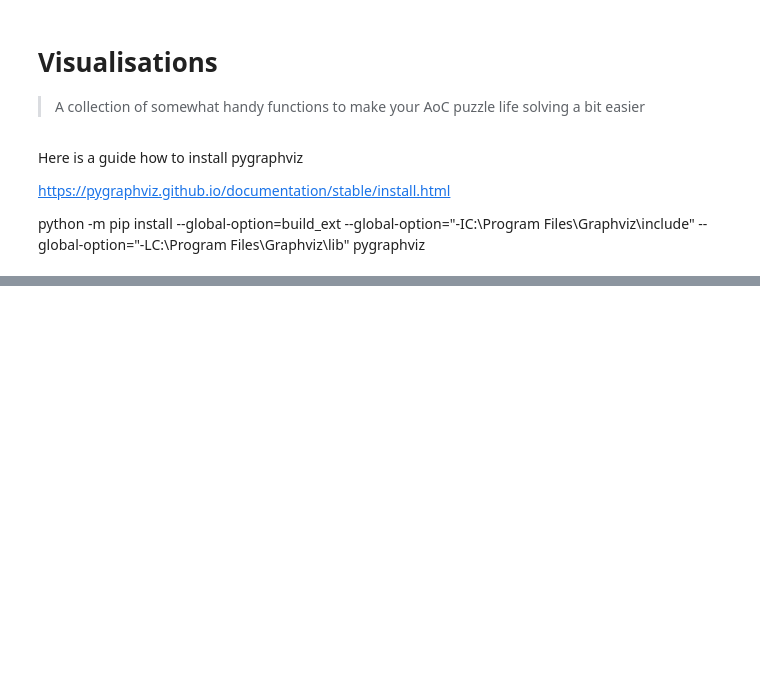
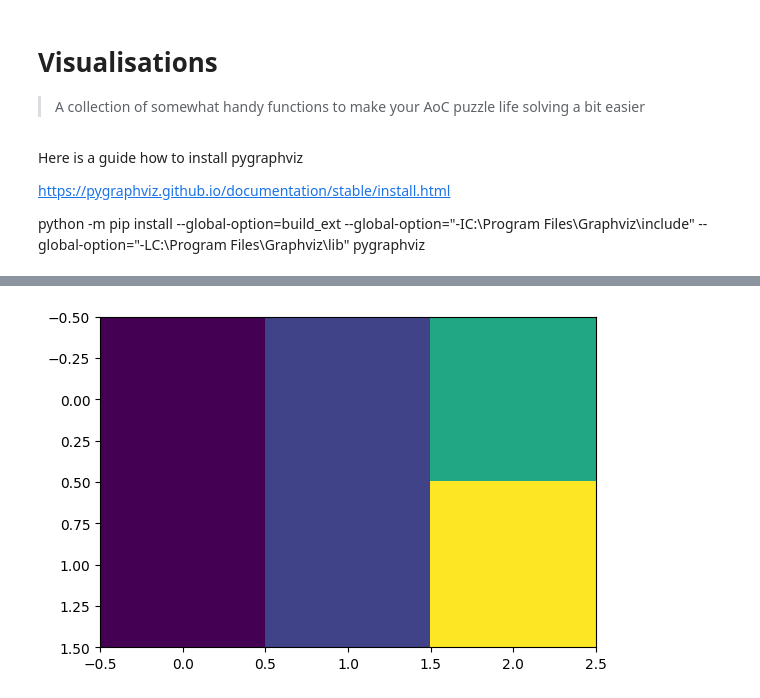
Before and after one commit to jvanelteren/aocutils, a Jupyter notebook: 08_visual.ipynb, the cells around one changed output, grey strips where cells are left out. Drawn from its saved outputs; the diff is of its cells as text; code cells hidden in the pictures; blank space fills up the shorter version.

```diff
--- a/08_visual.ipynb
+++ b/08_visual.ipynb
@@ -103,0 +103,11 @@ animate_grid(arr, step)
+# %%
+# | export
+def plot(grid):
+    if isinstance(grid, list):
+        grid = np.array(grid)
+    plt.imshow(grid)
+# %%
+test = [[1,2,4],[1,2,6]]
+plot(test)
+# %% [output]
+[figure, added]
```
Also changed, not shown: parts of 1 cell of this notebook, 18 other files.
